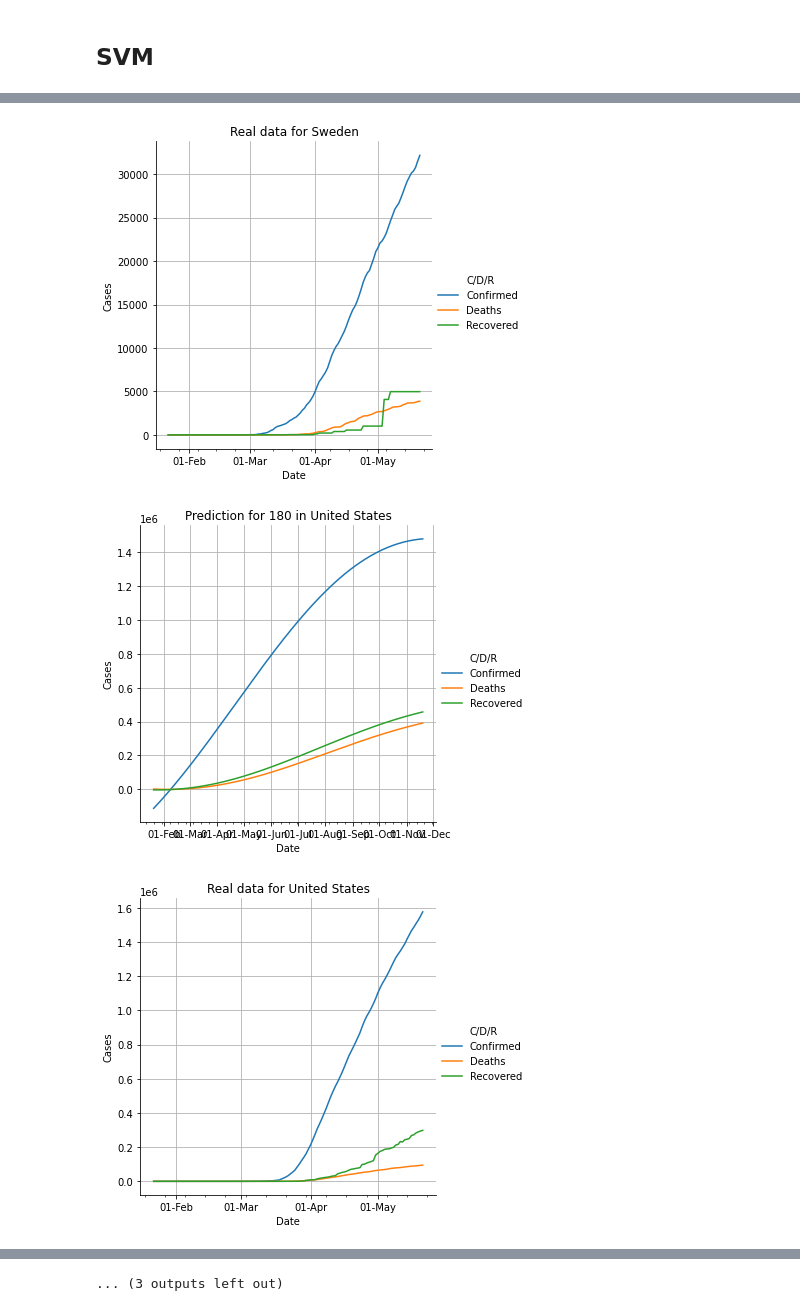
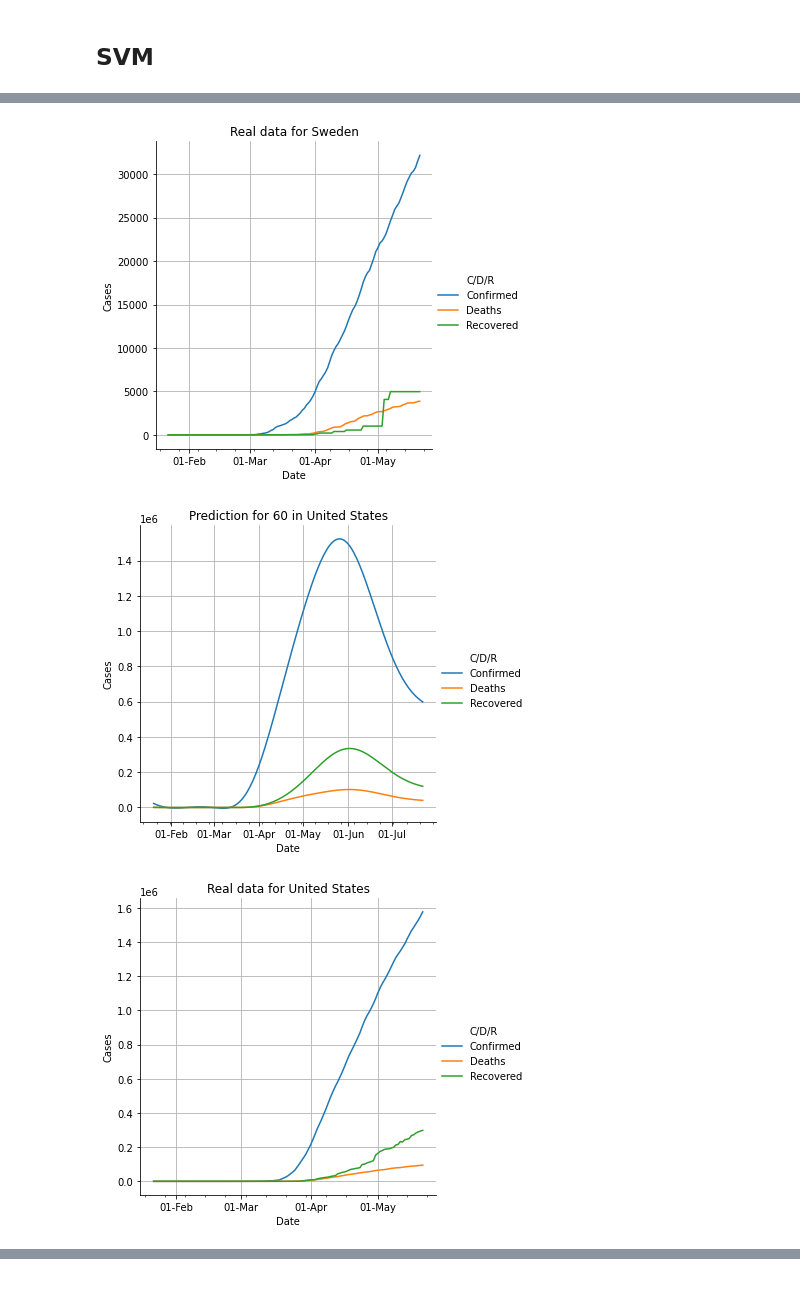
Before and after one commit to SALajes/iart-regression-modeling, a Jupyter notebook: Covid19.ipynb, the cells around one changed output, grey strips where cells are left out. Cells and saved outputs as stored; diff of their text form; code cells hidden in the pictures.

```diff
--- a/Covid19.ipynb
+++ b/Covid19.ipynb
@@ -417,13 +419,15 @@ def print_graph(world_viz, title):
 # %% [markdown]
 ## SVM
 # %%
-def print_prediction(y_prediction, future_days=180):
+def print_prediction(fin, future_days=180):
+
     inp = [dat for dat in range(0,125 + future_days)]
     inp_arr = np.asarray(inp)
 
     fin = []
     for i,o in zip(inp, y_prediction):
         fin.append([i,*o])
+
 
     predict2 = pd.DataFrame(fin,columns=['Date','Confirmed','Deaths','Recovered'])
 
@@ -453,9 +495,9 @@ def make_prediction(country_svn):
     return y_pred
 # %%
 # country_svn = "Singapore"
-countries = ["Portugal", "Sweden", "United States", "Singapore", "Spain", "Italy", "China"]
+countries = ["Portugal", "Sweden", "United States", "Singapore", "Spain", "Italy"]
 
 for country_svn in countries:
-    y_prediction = make_prediction(country_svn)
-    print_prediction(y_prediction, future_days=180)
+    y_prediction = make_prediction(country_svn, future_days=60)
+    print_prediction(y_prediction, future_days=60)
 # %% [output]
@@ -472,3 +513,3 @@ for country_svn in countries:
 [figure]
-[figure, old version]
+[figure, new version]
 [figure]
@@ -480 +520,0 @@ for country_svn in countries:
-... (3 outputs left out)
```
Also changed, not shown: parts of 6 cells of this notebook.
